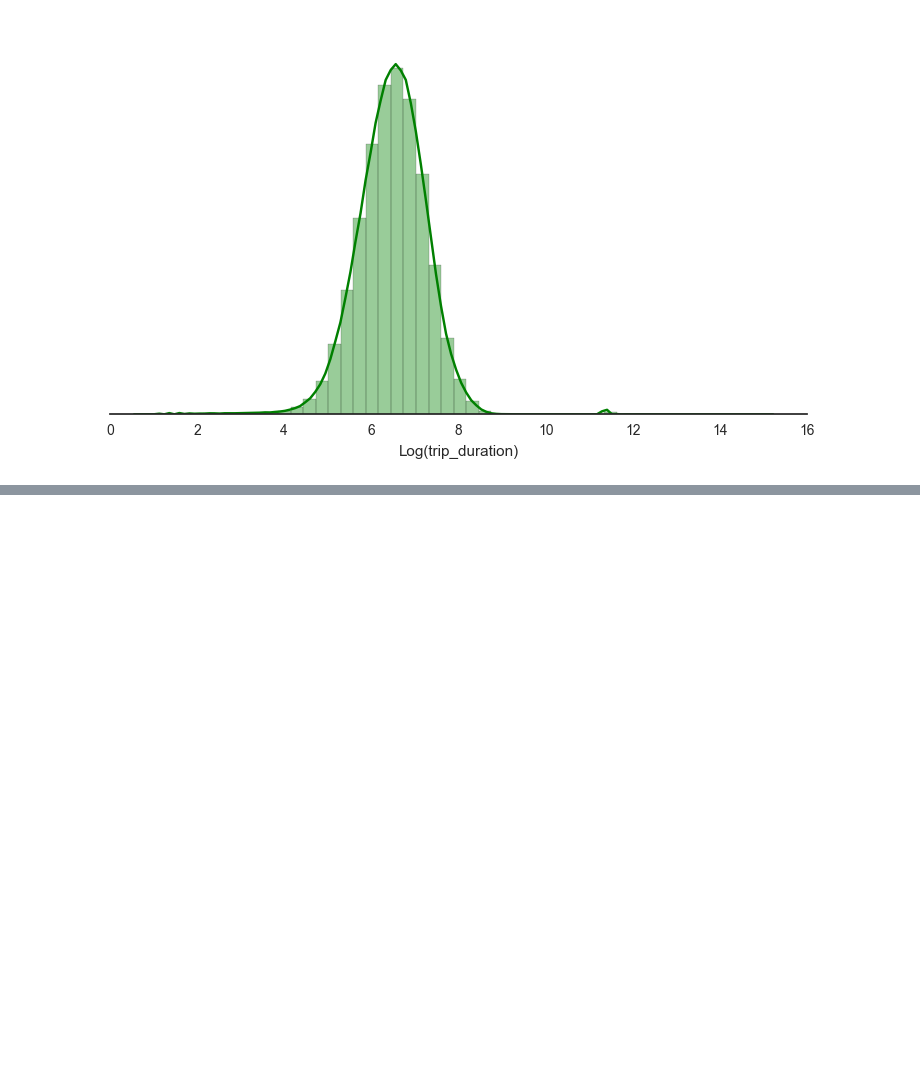
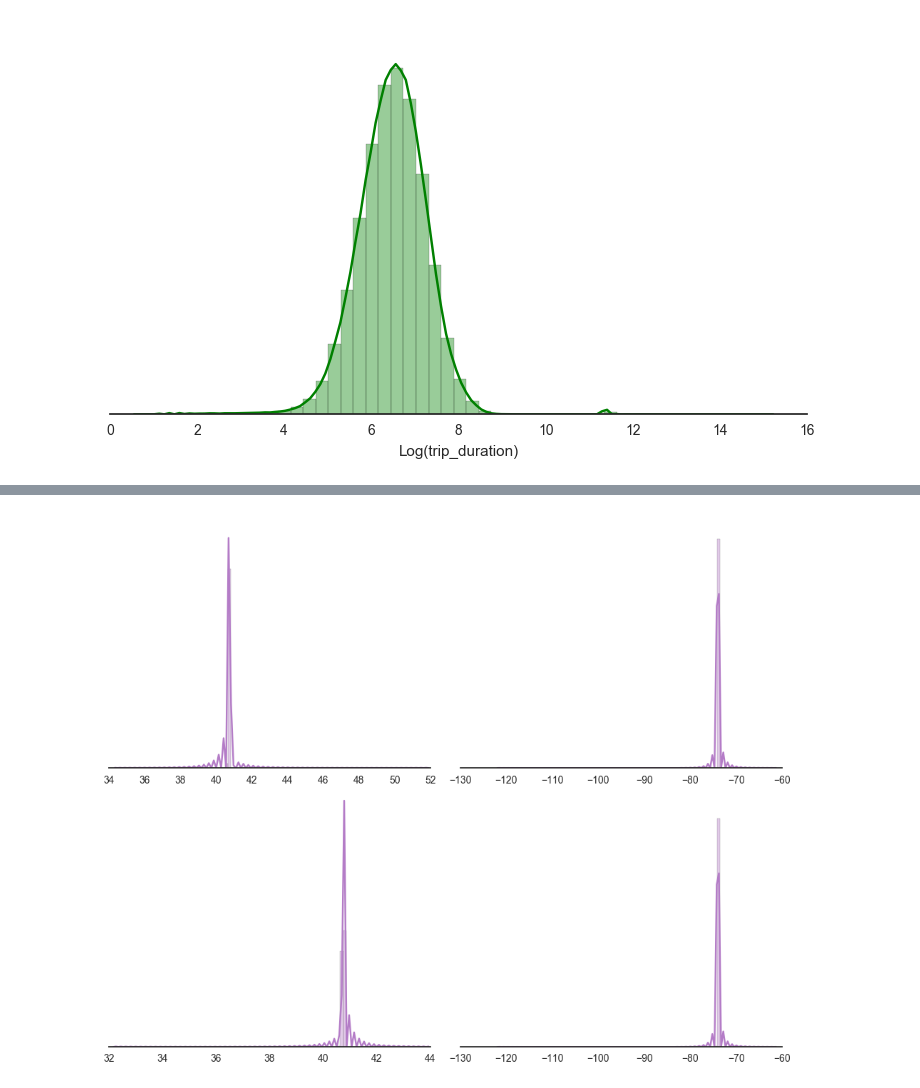
Before and after one commit to gadren/gadre_ninad_spring2018_BDSIA, a Jupyter notebook: Final_project/Scripts/Data Cleaning.ipynb, the cells around one changed output, grey strips where cells are left out. Cells and saved outputs as stored; diff of their text form; code cells hidden in the pictures; blank space fills up the shorter version.

```diff
--- a/Final_project/Scripts/Data Cleaning.ipynb
+++ b/Final_project/Scripts/Data Cleaning.ipynb
@@ -286,0 +315,13 @@ plt.show()
+# %%
+sns.set(style="white", palette="muted", color_codes=True)
+f, axes = plt.subplots(2,2,figsize=(10, 8), sharex=False, sharey = False)
+sns.despine(left=True)
+sns.distplot(df_train['pickup_latitude'].values, label = 'pickup_latitude',color="m",bins = 100, ax=axes[0,0])
+sns.distplot(df_train['pickup_longitude'].values, label = 'pickup_longitude',color="m",bins =100, ax=axes[0,1])
+sns.distplot(df_train['dropoff_latitude'].values, label = 'dropoff_latitude',color="m",bins =100, ax=axes[1, 0])
+sns.distplot(df_train['dropoff_longitude'].values, label = 'dropoff_longitude',color="m",bins =100, ax=axes[1, 1])
+plt.setp(axes, yticks=[])
+plt.tight_layout()
+plt.show()
+# %% [output]
+[figure, added]
```
Also changed, not shown: parts of 11 cells of this notebook.
